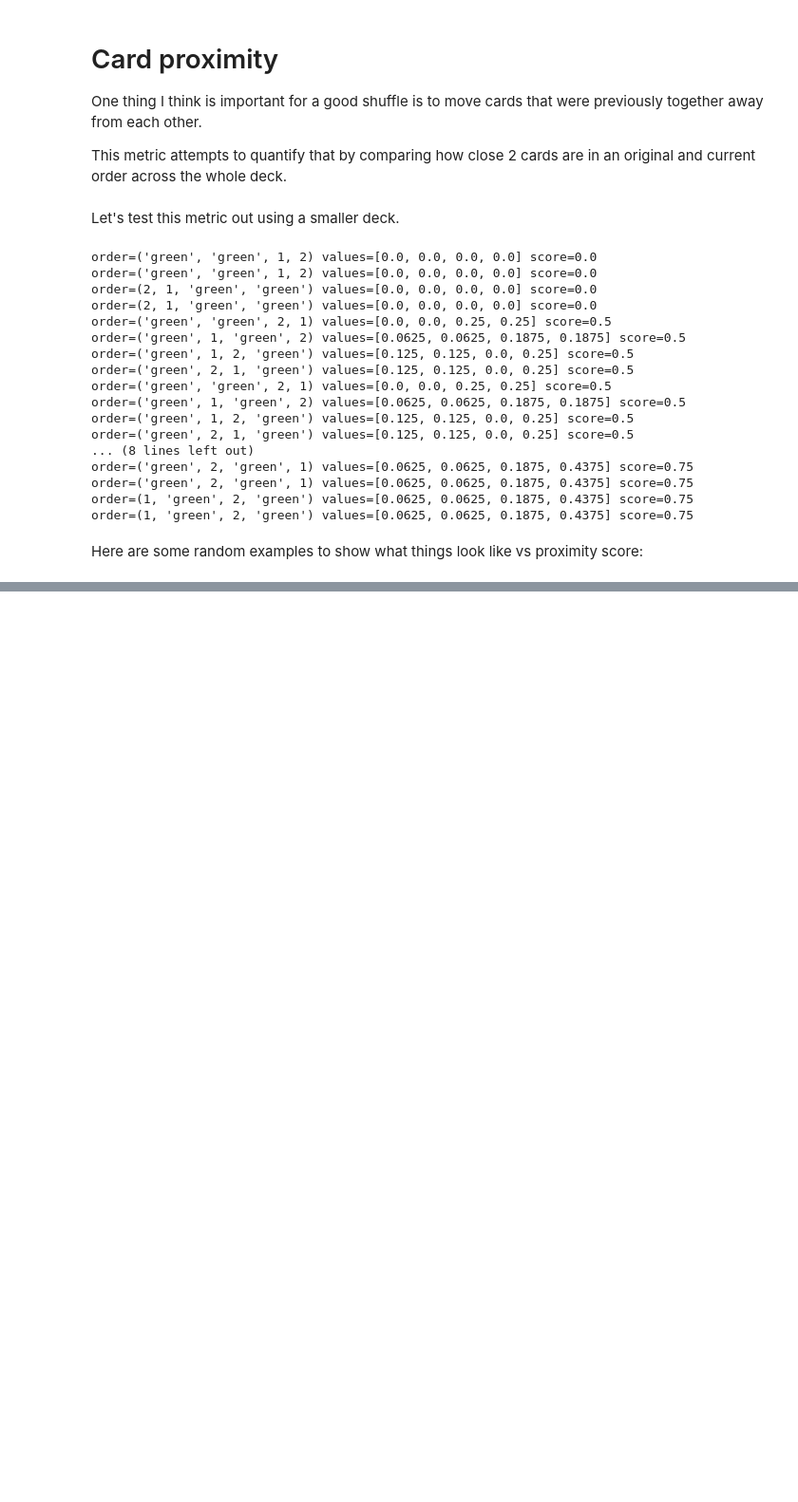
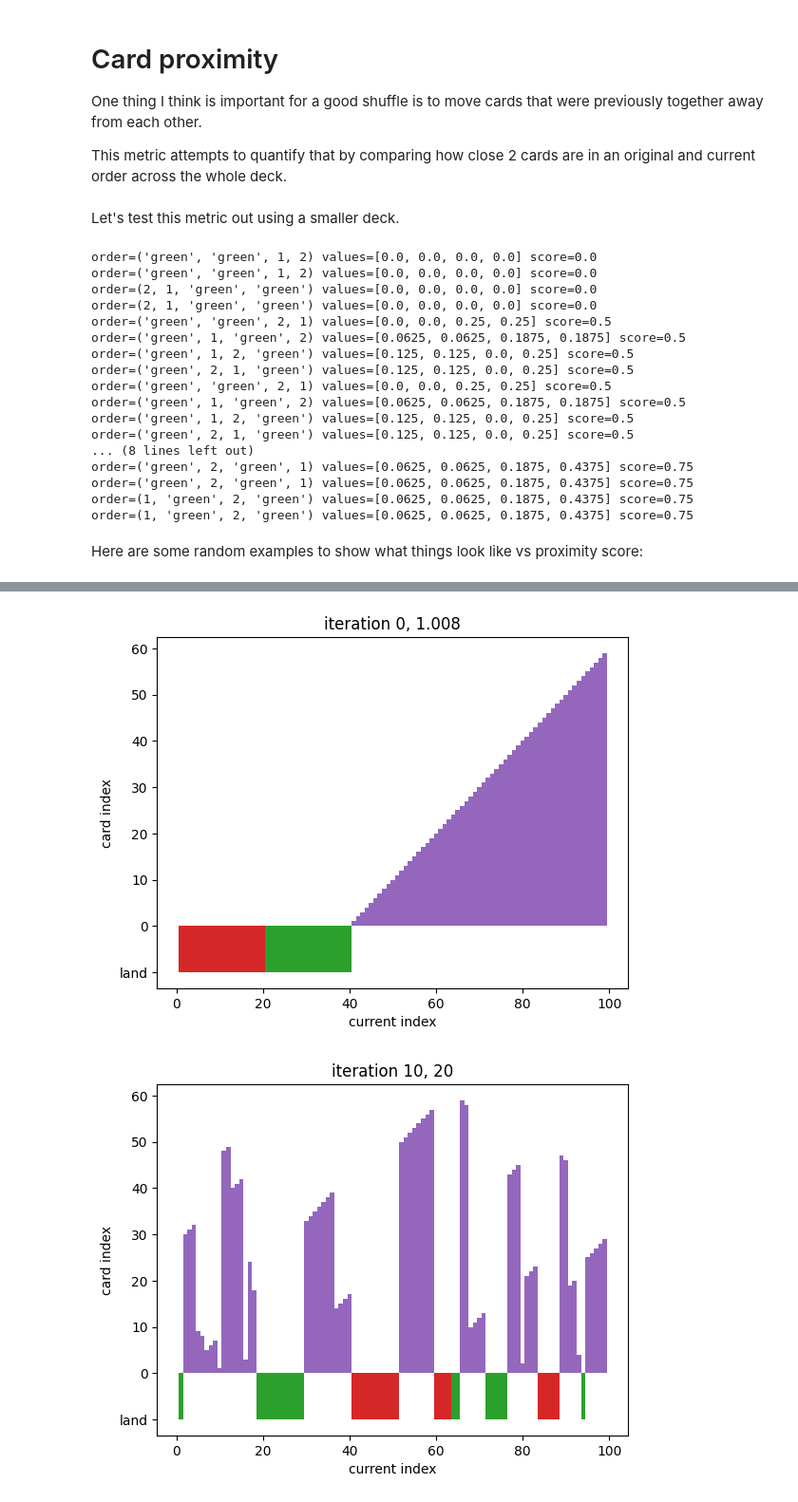
Before and after one commit to nouseforkeys/shuffle-visualisation, a Jupyter notebook: shuffle_visualisation.ipynb, the cells around one changed output, grey strips where cells are left out. Shown: that part at 95% size. Drawn from its saved outputs; the diff is of its cells as text; code cells hidden in the pictures; blank space fills up the shorter version.

```diff
--- a/shuffle_visualisation.ipynb
+++ b/shuffle_visualisation.ipynb
@@ -211,0 +257,11 @@ for i in range(3):
+# %%
+shuffled = ordered_deck
+for seed in tqdm(range(100)):
+    if seed % 10 == 0:
+        visualise(shuffled, title=f'iteration {seed}, {proximity(ordered_deck, shuffled):.4g}')
+    shuffled = basic_shuffle(shuffled, seed=seed)
+
+visualise(shuffled)
+# %% [output]
+[figure, added]
+[figure, added]
```
Also changed, not shown: parts of 6 cells of this notebook.
